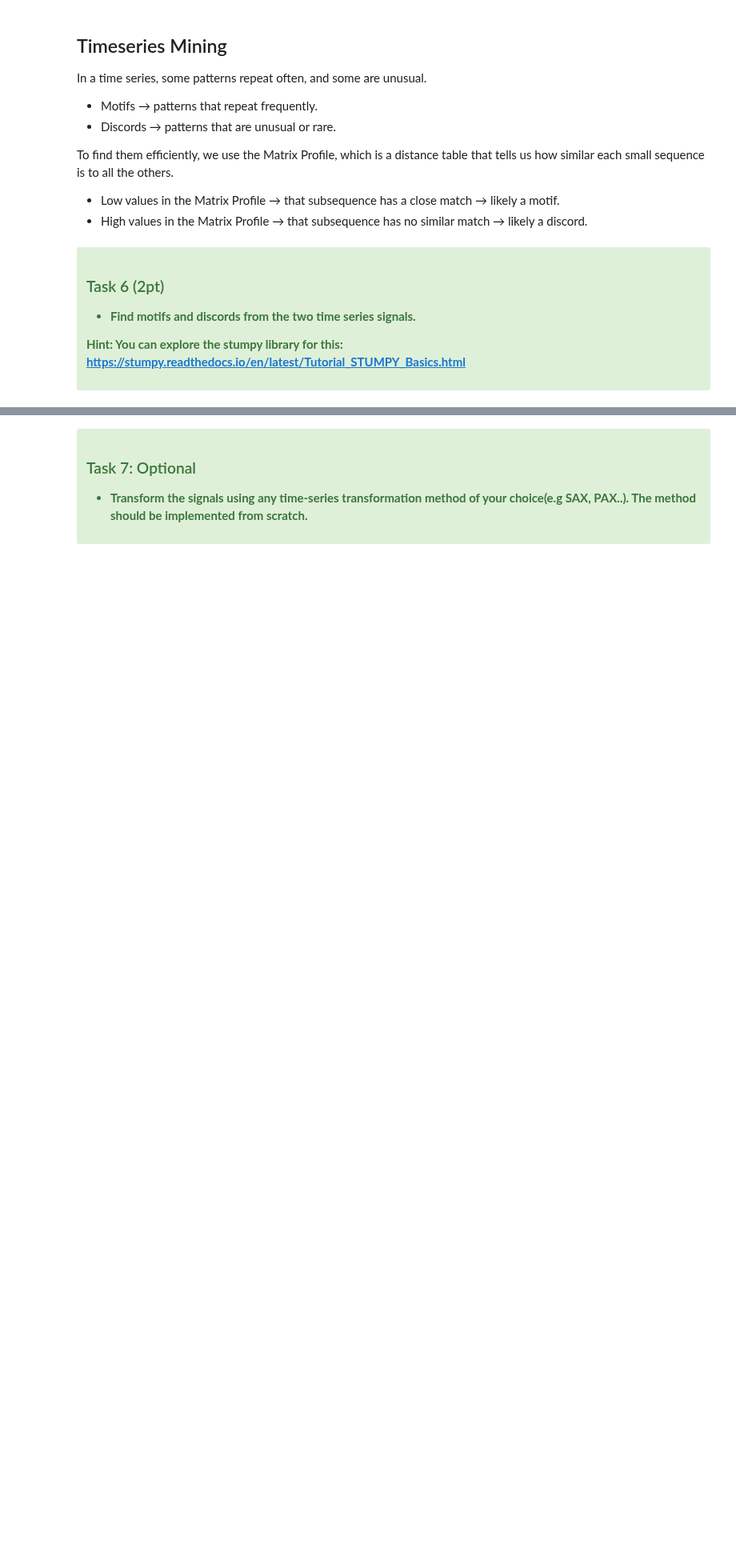
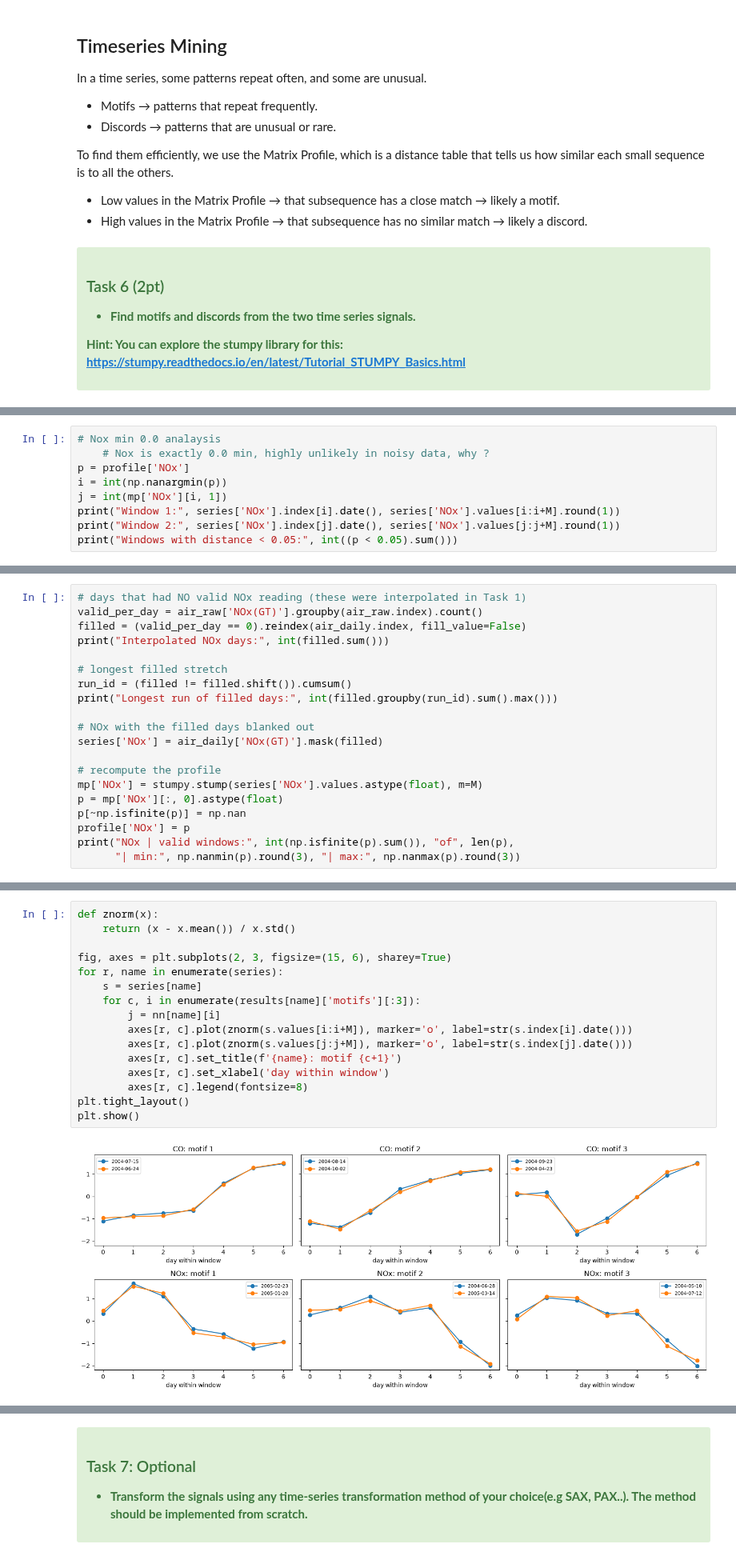
Before and after one commit to Masters-Halmstad/Data-Mining-DT8013, a Jupyter notebook: Lab#4_time_series/lab_timeseries_analysis.ipynb, the cells around one changed output, grey strips where cells are left out. Shown at 80% size. Cells and saved outputs as stored; diff of their text form; blank space fills up the shorter version.

Commit message:
task 4 to 6 complete

```diff
--- a/Lab#4_time_series/lab_timeseries_analysis.ipynb
+++ b/Lab#4_time_series/lab_timeseries_analysis.ipynb
@@ -753,0 +1017,9 @@ Hint: You can explore the stumpy library for this: https://stumpy.readthedocs.io
+# %%
+# Nox min 0.0 analaysis
+    # Nox is exactly 0.0 min, highly unlikely in noisy data, why ?
+p = profile['NOx']
+i = int(np.nanargmin(p))
+j = int(mp['NOx'][i, 1])
+print("Window 1:", series['NOx'].index[i].date(), series['NOx'].values[i:i+M].round(1))
+print("Window 2:", series['NOx'].index[j].date(), series['NOx'].values[j:j+M].round(1))
+print("Windows with distance < 0.05:", int((p < 0.05).sum()))
@@ -753,0 +1037,20 @@ Hint: You can explore the stumpy library for this: https://stumpy.readthedocs.io
+# %%
+# days that had NO valid NOx reading (these were interpolated in Task 1)
+valid_per_day = air_raw['NOx(GT)'].groupby(air_raw.index).count()
+filled = (valid_per_day == 0).reindex(air_daily.index, fill_value=False)
+print("Interpolated NOx days:", int(filled.sum()))
+
+# longest filled stretch
+run_id = (filled != filled.shift()).cumsum()
+print("Longest run of filled days:", int(filled.groupby(run_id).sum().max()))
+
+# NOx with the filled days blanked out
+series['NOx'] = air_daily['NOx(GT)'].mask(filled)
+
+# recompute the profile
+mp['NOx'] = stumpy.stump(series['NOx'].values.astype(float), m=M)
+p = mp['NOx'][:, 0].astype(float)
+p[~np.isfinite(p)] = np.nan
+profile['NOx'] = p
+print("NOx | valid windows:", int(np.isfinite(p).sum()), "of", len(p),
+      "| min:", np.nanmin(p).round(3), "| max:", np.nanmax(p).round(3))
@@ -753,0 +1121,18 @@ Hint: You can explore the stumpy library for this: https://stumpy.readthedocs.io
+# %%
+def znorm(x):
+    return (x - x.mean()) / x.std()
+
+fig, axes = plt.subplots(2, 3, figsize=(15, 6), sharey=True)
+for r, name in enumerate(series):
+    s = series[name]
+    for c, i in enumerate(results[name]['motifs'][:3]):
+        j = nn[name][i]
+        axes[r, c].plot(znorm(s.values[i:i+M]), marker='o', label=str(s.index[i].date()))
+        axes[r, c].plot(znorm(s.values[j:j+M]), marker='o', label=str(s.index[j].date()))
+        axes[r, c].set_title(f'{name}: motif {c+1}')
+        axes[r, c].set_xlabel('day within window')
+        axes[r, c].legend(fontsize=8)
+plt.tight_layout()
+plt.show()
+# %% [output]
+[figure, added]
```
Also changed, not shown: parts of 17 cells of this notebook.
